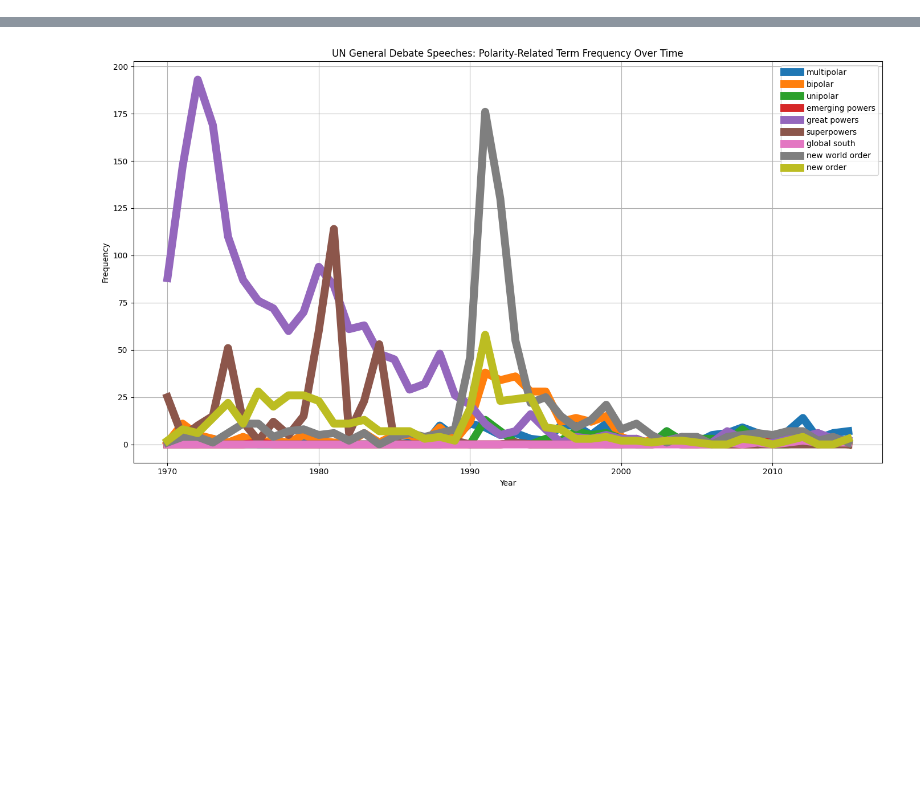
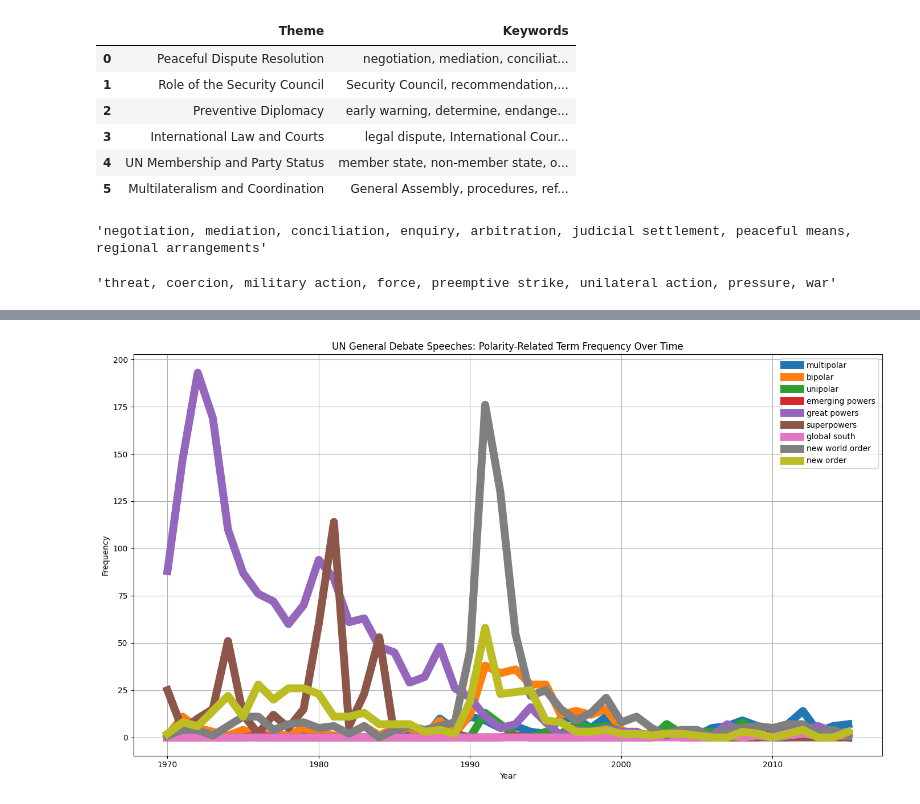
Before and after one commit to alionur84/unga_speeches, a Jupyter notebook: exploratory_analysis.ipynb, the cells around one changed output, grey strips where cells are left out. Saved outputs shown, nothing was run; the diff lists cells and outputs as text; code cells hidden in the pictures; blank space fills up the shorter version.

```diff
--- a/exploratory_analysis.ipynb
+++ b/exploratory_analysis.ipynb
@@ -4,0 +17,14 @@ df = pd.read_csv("un-general-debates.csv")
+# %%
+positive_kw
+# %% [output]
+|  | Theme | Keywords |
+| 0 | Peaceful Dispute Resolution | negotiation, mediation, conciliat... |
+| 1 | Role of the Security Council | Security Council, recommendation,... |
+| 2 | Preventive Diplomacy | early warning, determine, endange... |
+| 3 | International Law and Courts | legal dispute, International Cour... |
+| 4 | UN Membership and Party Status | member state, non-member state, o... |
+| 5 | Multilateralism and Coordination | General Assembly, procedures, ref... |
+# %%
+positive_kw.loc[0, 'Keywords']
+# %% [output]
+'negotiation, mediation, conciliation, enquiry, arbitration, judicial settlement, peaceful means, regional arrangements'
@@ -4,0 +37,4 @@ df = pd.read_csv("un-general-debates.csv")
+# %%
+negative_kw.loc[0, 'Keywords']
+# %% [output]
+'threat, coercion, military action, force, preemptive strike, unilateral action, pressure, war'
```
Also changed, not shown: parts of 9 cells of this notebook, 5 other files.
